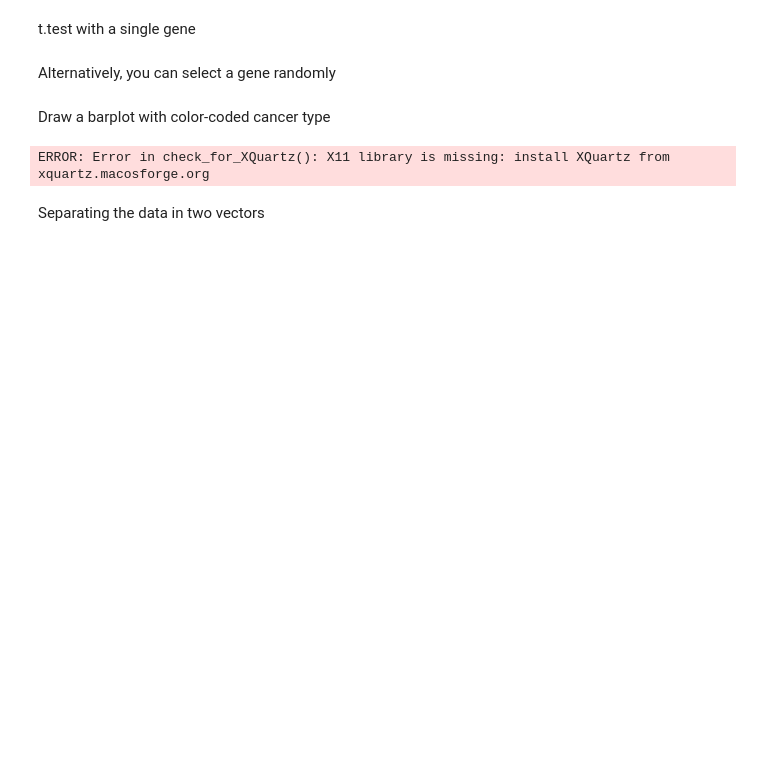
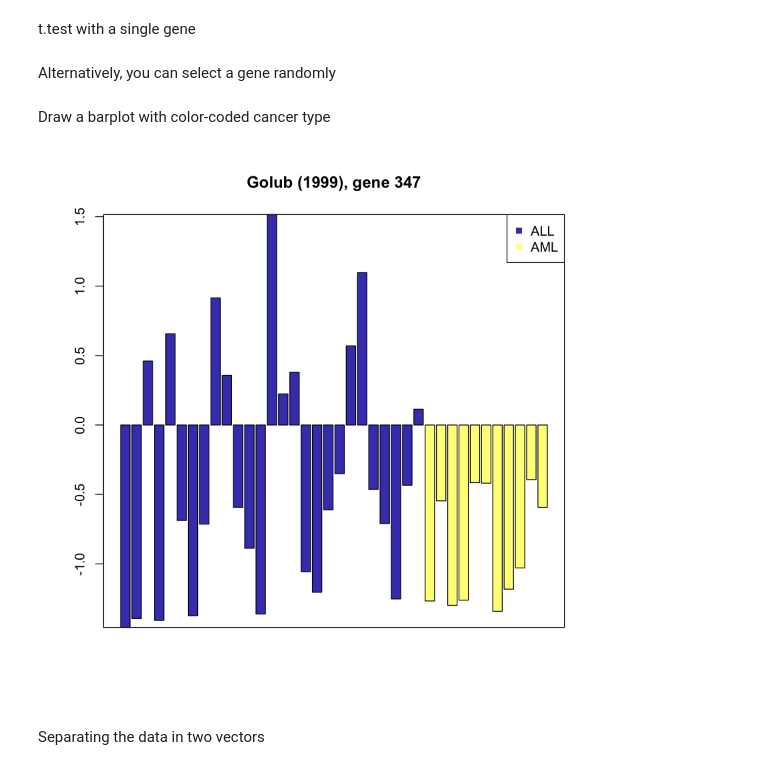
Before and after one commit to trallard/BAD_days, a Jupyter notebook: Day1/Notebook_version/Ttest.ipynb, the cells around one changed output. Drawn from its saved outputs; the diff is of its cells as text; code cells hidden in the pictures; blank space fills up the shorter version.

```diff
--- a/Day1/Notebook_version/Ttest.ipynb
+++ b/Day1/Notebook_version/Ttest.ipynb
@@ -57,12 +82,14 @@ g.profile <- as.vector(as.matrix(golub.expr[g,]))
 Draw a barplot with color-coded cancer type
 # %%
 plot.col <- c('ALL'='#4444BB', 'AML'='#FFFF88')
-x11(width=12,height=4)
-barplot(g.profile,main=paste("Golub (1999), gene", g), col=plot.col[cancer.type])
-legend('topright', c("ALL","AML"),col=plot.col[c("ALL","AML")],pch=15,bty="o",bg='white')
-legend('topright', c("ALL","AML"),col='black',pch=22,bty="n")
+
+barplot(g.profile, main=paste("Golub (1999), gene", g),
+        col=plot.col[cancer.type])
+legend('topright', c("ALL","AML"),col=plot.col[c("ALL","AML")],
+       pch=15, bty="o", bg='white')
+box()
 # %% [output]
-ERROR: Error in check_for_XQuartz(): X11 library is missing: install XQuartz from xquartz.macosforge.org
+[figure, added]
 # %% [markdown]
 Separating the data in two vectors
 # %%
```
Also changed, not shown: parts of 25 cells of this notebook, 4 other files.
